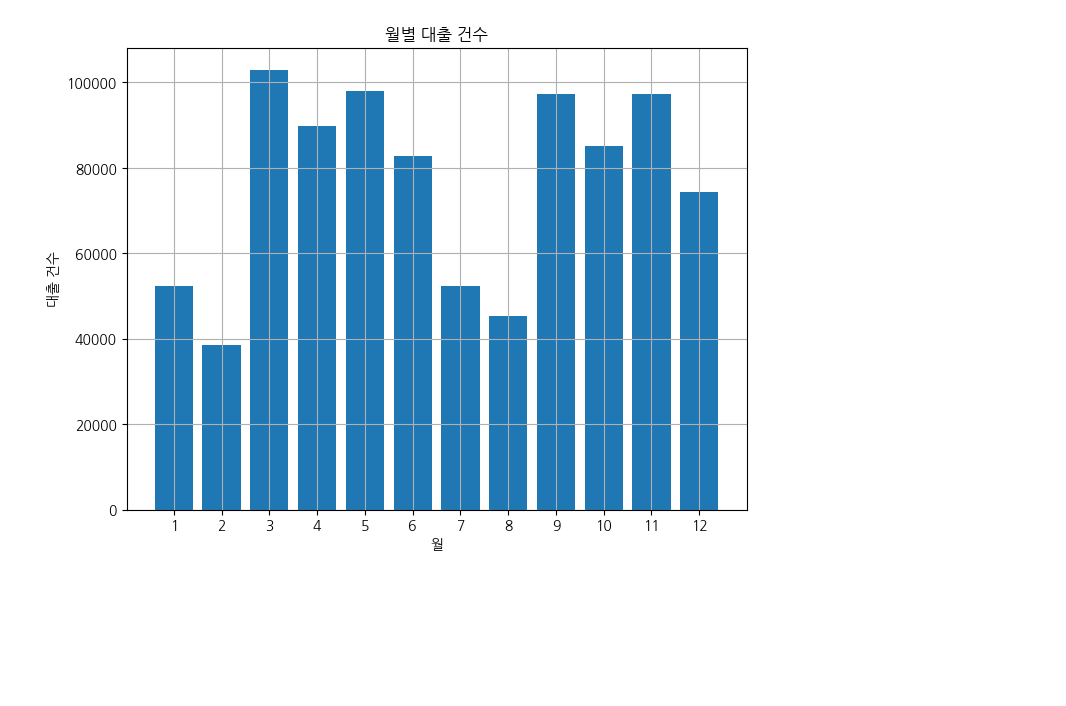
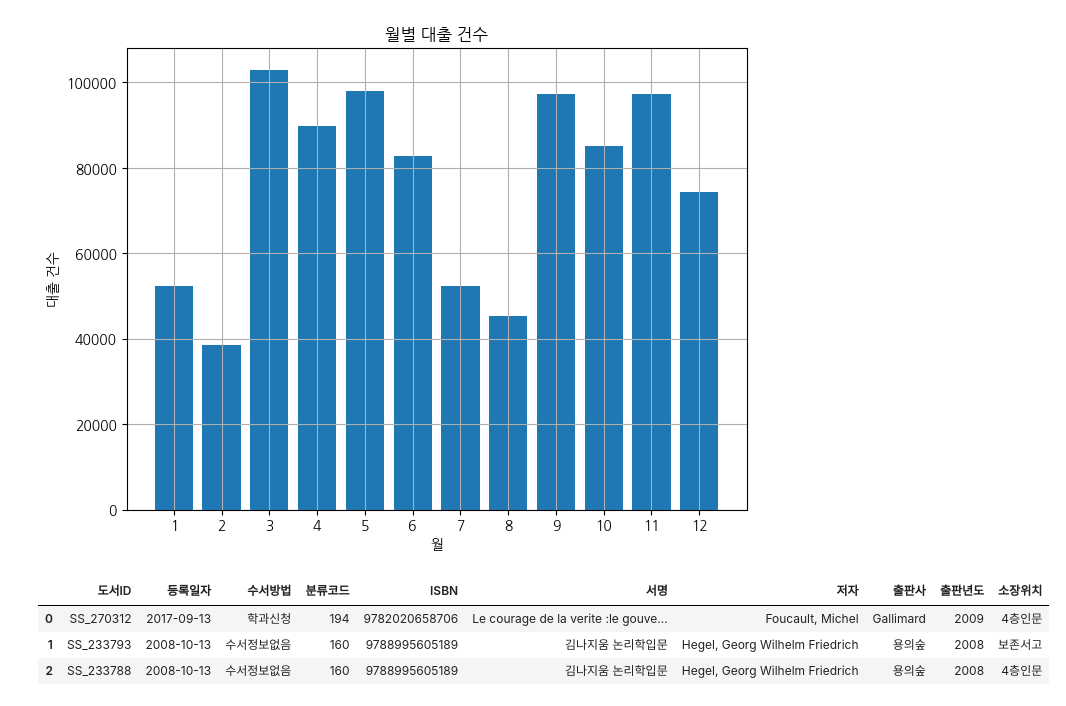
Before and after one commit to kid8422/SSUDatathon, a Jupyter notebook: Haechan/Rent.ipynb, the cells around one changed output. Saved outputs shown, nothing was run; the diff lists cells and outputs as text; code cells hidden in the pictures; blank space fills up the shorter version.

```diff
--- a/Haechan/Rent.ipynb
+++ b/Haechan/Rent.ipynb
@@ -87,3 +87,12 @@ plt.grid(True)
 plt.show()
 # %% [output]
 [figure]
+# %%
+# 단행본(도서)정보.txt
+book_df = pd.read_csv('../Data/단행본(도서)정보.txt', sep=',', encoding='EUC-KR')
+book_df[:3]
+# %% [output]
+|  | 도서ID | 등록일자 | 수서방법 | 분류코드 | ISBN | 서명 | 저자 | 출판사 | 출판년도 | 소장위치 |
+| 0 | SS_270312 | 2017-09-13 | 학과신청 | 194 | 9782020658706 | Le courage de la verite :le gouve... | Foucault, Michel | Gallimard | 2009 | 4층인문 |
+| 1 | SS_233793 | 2008-10-13 | 수서정보없음 | 160 | 9788995605189 | 김나지움 논리학입문 | Hegel, Georg Wilhelm Friedrich | 용의숲 | 2008 | 보존서고 |
+| 2 | SS_233788 | 2008-10-13 | 수서정보없음 | 160 | 9788995605189 | 김나지움 논리학입문 | Hegel, Georg Wilhelm Friedrich | 용의숲 | 2008 | 4층인문 |
```
Also changed, not shown: parts of 7 cells of this notebook.
